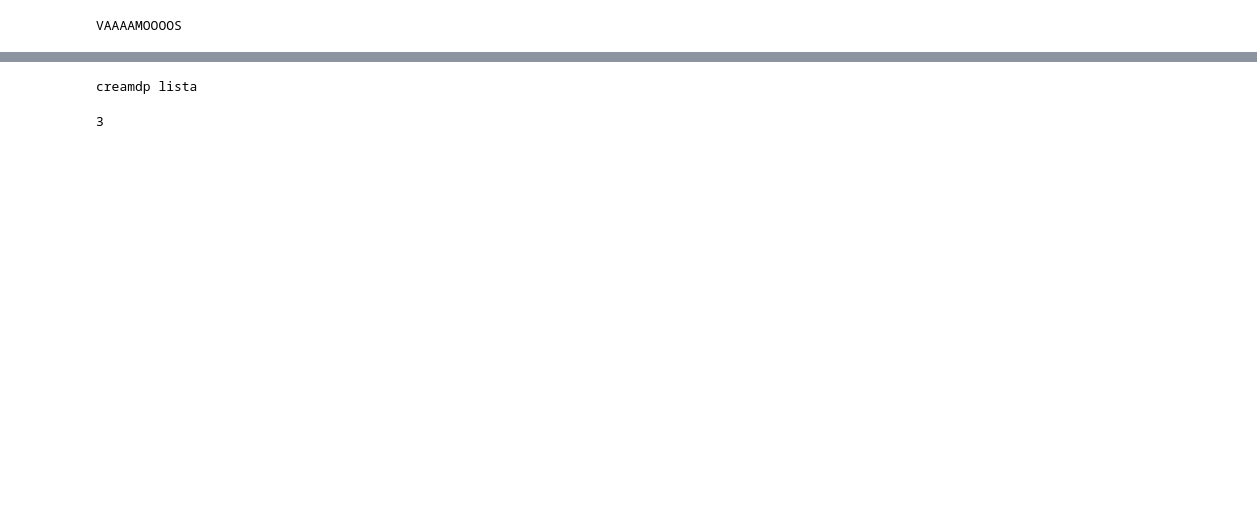
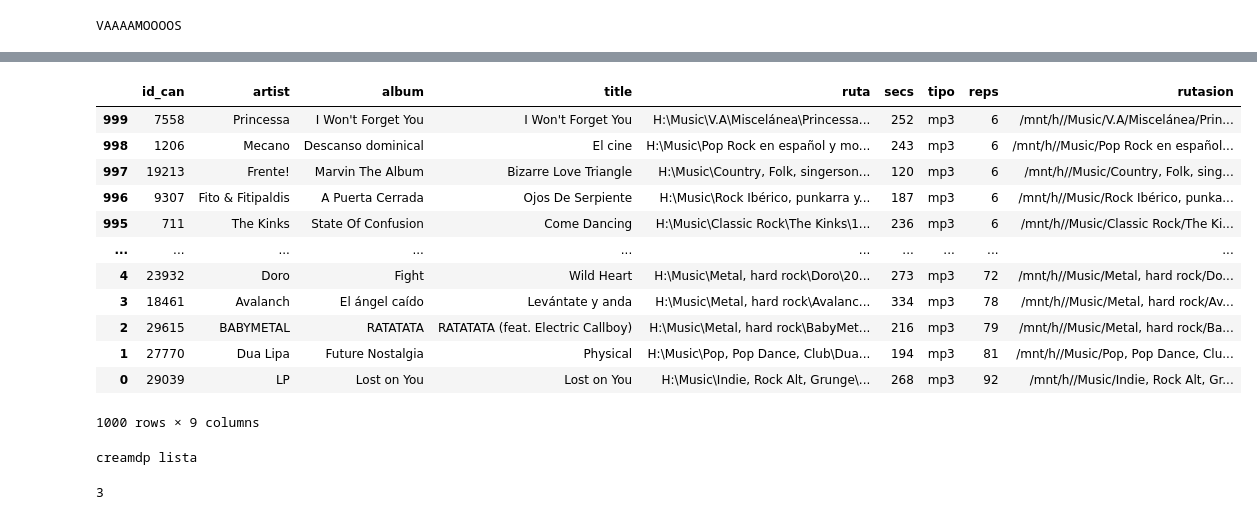
Before and after one commit to emarfer/musicable, a Jupyter notebook: notebooks/07_b_crear_lista_rep.ipynb, the cells around one changed output, grey strips where cells are left out. Drawn from its saved outputs; the diff is of its cells as text; code cells hidden in the pictures; blank space fills up the shorter version.

```diff
--- a/notebooks/07_b_crear_lista_rep.ipynb
+++ b/notebooks/07_b_crear_lista_rep.ipynb
@@ -96,2 +106,21 @@ extraction.shape
+# %%
+extraction["order"] = extraction.index + 1
+extraction_to_excel = extraction.sort_values("order", ascending=False)
+extraction_to_excel.drop(columns=["order"],inplace=True)
+extraction_to_excel
+# %% [output]
+|  | id_can | artist | album | title | ruta | secs | tipo | reps | rutasion |
+| 999 | 7558 | Princessa | I Won't Forget You | I Won't Forget You | H:\Music\V.A\Miscelánea\Princessa... | 252 | mp3 | 6 | /mnt/h//Music/V.A/Miscelánea/Prin... |
+| 998 | 1206 | Mecano | Descanso dominical | El cine | H:\Music\Pop Rock en español y mo... | 243 | mp3 | 6 | /mnt/h//Music/Pop Rock en español... |
+| 997 | 19213 | Frente! | Marvin The Album | Bizarre Love Triangle | H:\Music\Country, Folk, singerson... | 120 | mp3 | 6 | /mnt/h//Music/Country, Folk, sing... |
+| 996 | 9307 | Fito & Fitipaldis | A Puerta Cerrada | Ojos De Serpiente | H:\Music\Rock Ibérico, punkarra y... | 187 | mp3 | 6 | /mnt/h//Music/Rock Ibérico, punka... |
+| 995 | 711 | The Kinks | State Of Confusion | Come Dancing | H:\Music\Classic Rock\The Kinks\1... | 236 | mp3 | 6 | /mnt/h//Music/Classic Rock/The Ki... |
+| ... | ... | ... | ... | ... | ... | ... | ... | ... | ... |
+| 4 | 23932 | Doro | Fight | Wild Heart | H:\Music\Metal, hard rock\Doro\20... | 273 | mp3 | 72 | /mnt/h//Music/Metal, hard rock/Do... |
+| 3 | 18461 | Avalanch | El ángel caído | Levántate y anda | H:\Music\Metal, hard rock\Avalanc... | 334 | mp3 | 78 | /mnt/h//Music/Metal, hard rock/Av... |
+| 2 | 29615 | BABYMETAL | RATATATA | RATATATA (feat. Electric Callboy) | H:\Music\Metal, hard rock\BabyMet... | 216 | mp3 | 79 | /mnt/h//Music/Metal, hard rock/Ba... |
+| 1 | 27770 | Dua Lipa | Future Nostalgia | Physical | H:\Music\Pop, Pop Dance, Club\Dua... | 194 | mp3 | 81 | /mnt/h//Music/Pop, Pop Dance, Clu... |
+| 0 | 29039 | LP | Lost on You | Lost on You | H:\Music\Indie, Rock Alt, Grunge\... | 268 | mp3 | 92 | /mnt/h//Music/Indie, Rock Alt, Gr... |
+1000 rows × 9 columns
 # %%
 
```
Also changed, not shown: parts of 17 cells of this notebook, 28 other files.
